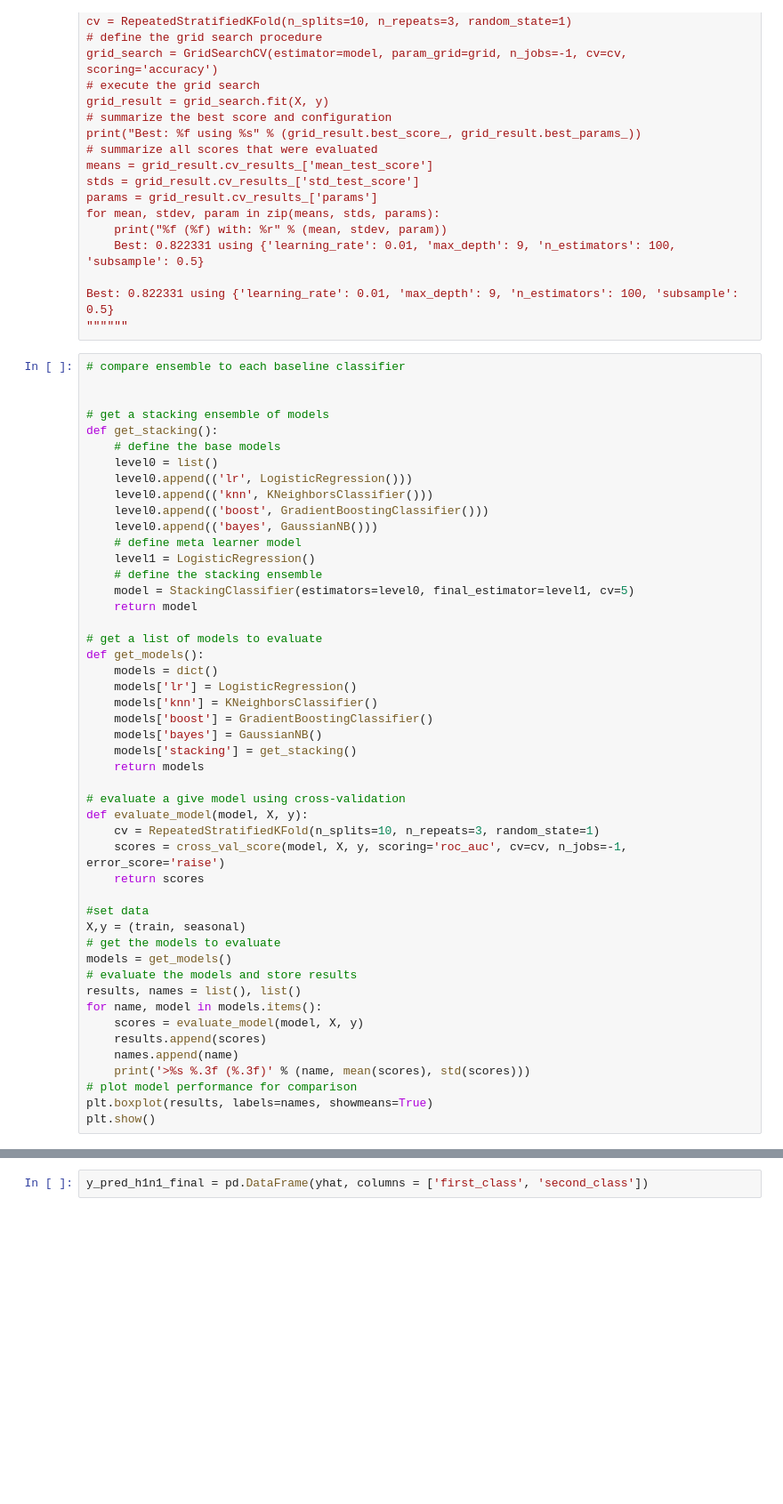
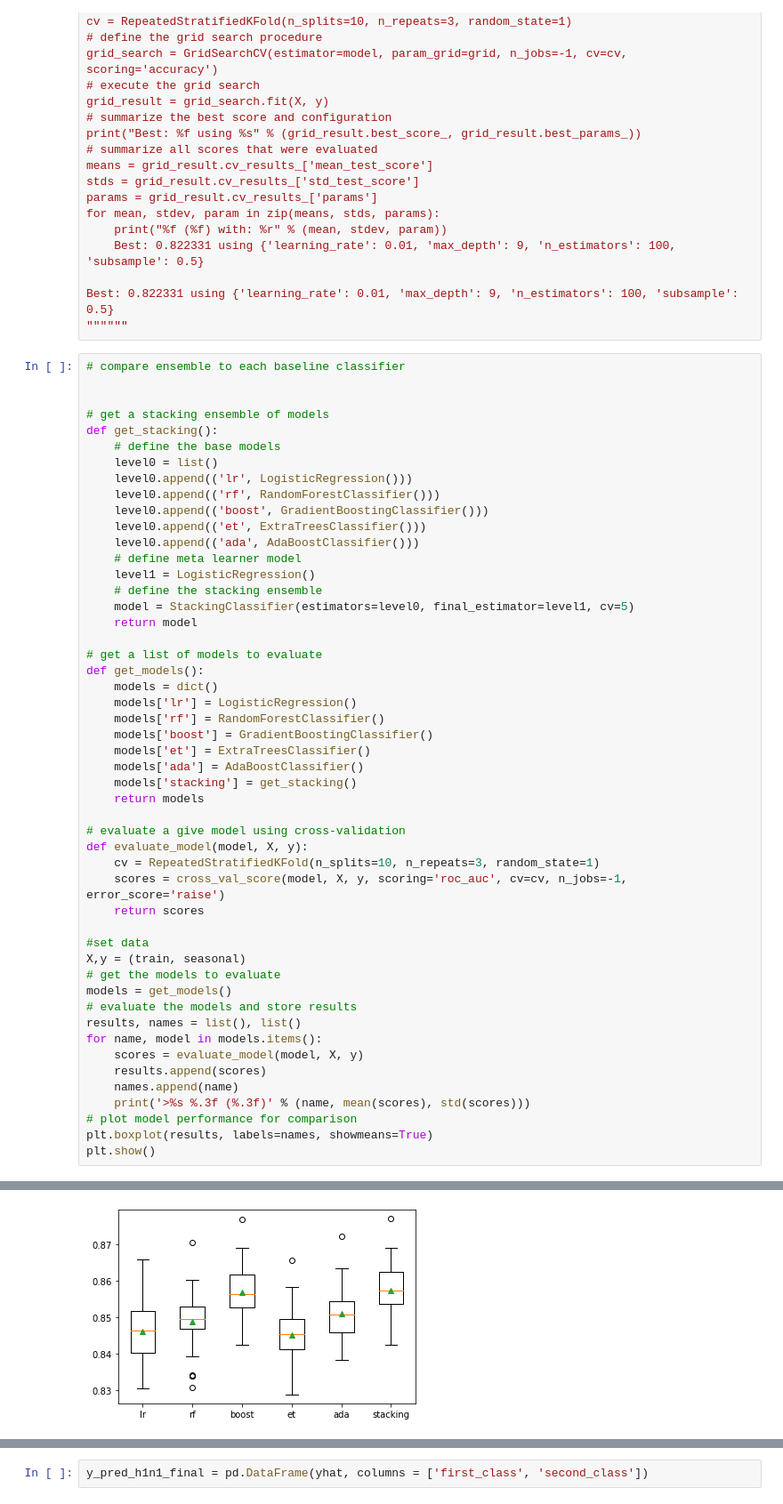
Before and after one commit to EricPPeterson/data-driven-flu-contest, a Jupyter notebook: Driven Data - Flu Vaccine.ipynb, the cells around one changed output, grey strips where cells are left out. Shown at 89% size. Cells and saved outputs as stored; diff of their text form; blank space fills up the shorter version.

Commit message:
used new models in ensemble. top 15%.

```diff
--- a/Driven Data - Flu Vaccine.ipynb
+++ b/Driven Data - Flu Vaccine.ipynb
@@ -396,9 +350,10 @@ def get_stacking():
     # define the base models
     level0 = list()
     level0.append(('lr', LogisticRegression()))
-    level0.append(('knn', KNeighborsClassifier()))
+    level0.append(('rf', RandomForestClassifier()))
     level0.append(('boost', GradientBoostingClassifier()))
-    level0.append(('bayes', GaussianNB()))
+    level0.append(('et', ExtraTreesClassifier()))
+    level0.append(('ada', AdaBoostClassifier()))
     # define meta learner model
     level1 = LogisticRegression()
     # define the stacking ensemble
@@ -409,9 +364,10 @@ def get_stacking():
 def get_models():
     models = dict()
     models['lr'] = LogisticRegression()
-    models['knn'] = KNeighborsClassifier()
+    models['rf'] = RandomForestClassifier()
     models['boost'] = GradientBoostingClassifier()
-    models['bayes'] = GaussianNB()
+    models['et'] = ExtraTreesClassifier()
+    models['ada'] = AdaBoostClassifier()
     models['stacking'] = get_stacking()
     return models
 
@@ -435,3 +391,4 @@ for name, model in models.items():
 # plot model performance for comparison
 plt.boxplot(results, labels=names, showmeans=True)
 plt.show()
+# %% [output]
@@ -438,3 +401,4 @@ plt.show()
+[figure, added]
 # %%
 #set data
 X = train
```
Also changed, not shown: parts of 18 cells of this notebook, 1 other file.
